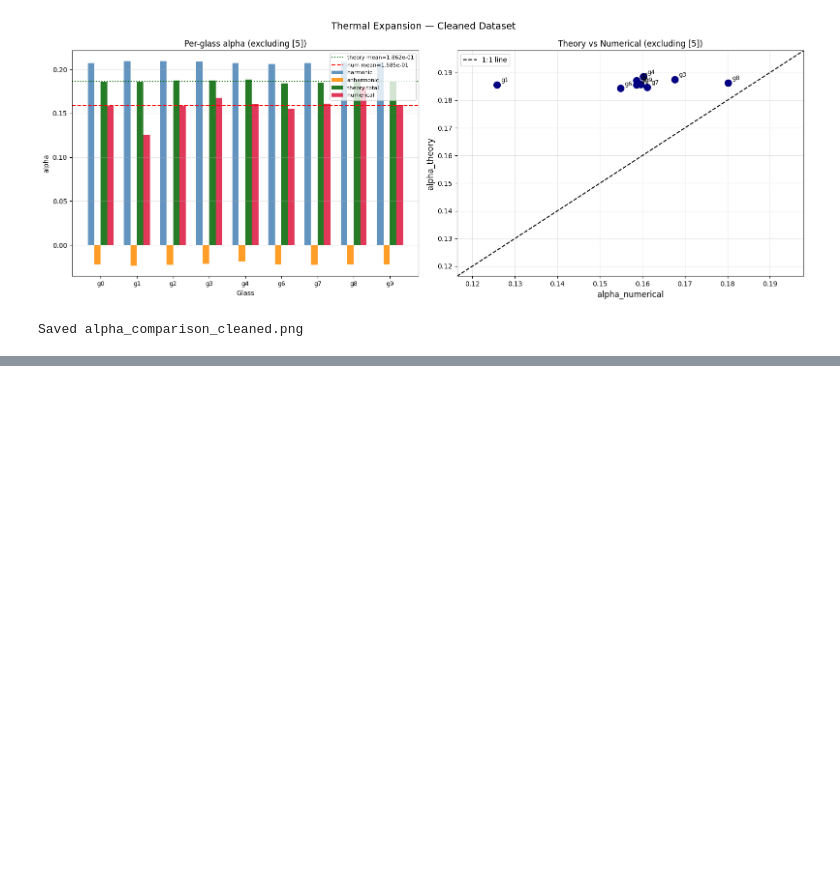
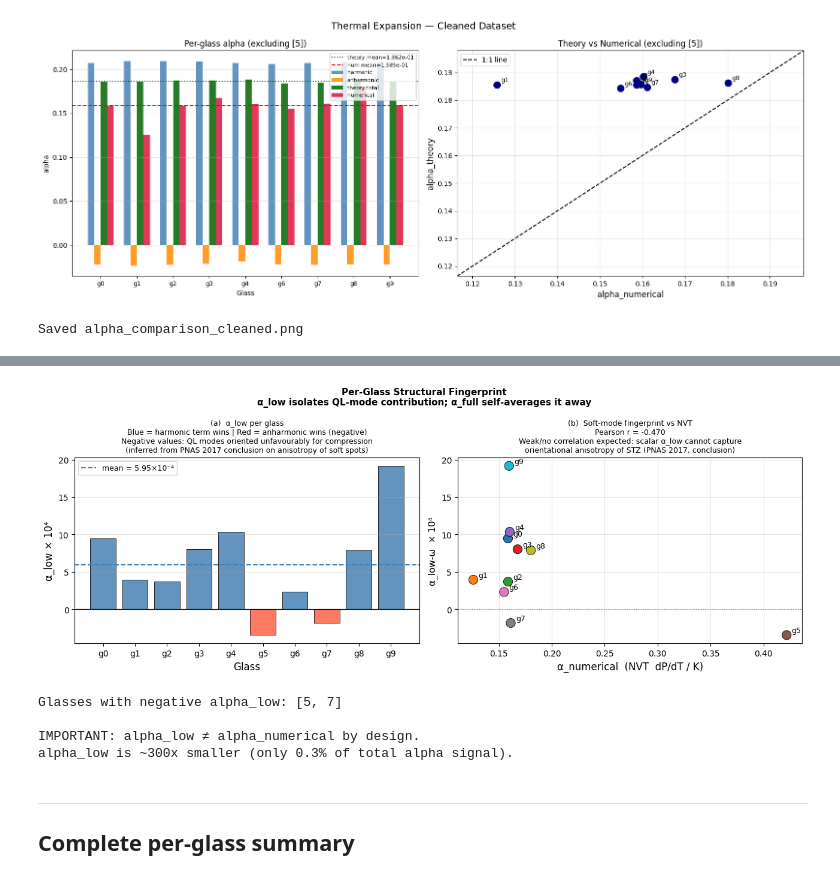
Before and after one commit to sangam28si24/glass_simulations_thermal_expansivity, a Jupyter notebook: LJ_glass/thermal_expansion_lj.ipynb, the cells around one changed output, grey strips where cells are left out. Drawn from its saved outputs; the diff is of its cells as text; code cells hidden in the pictures; blank space fills up the shorter version.

```diff
--- a/LJ_glass/thermal_expansion_lj.ipynb
+++ b/LJ_glass/thermal_expansion_lj.ipynb
@@ -815,0 +1305,70 @@ glass_9    +1.595863e-01      +1.857108e-01      0.8593
+# %%
+al_v  = np.array([low_results[g]['alpha_low']    for g in GLASSES])
+at_v  = np.array([theory_data[g]['total']        for g in GLASSES])
+an_v  = np.array([alpha_numerical.get(g, np.nan) for g in GLASSES])
+
+fig, axes = plt.subplots(1, 2, figsize=(13, 5))
+
+# Left: bar chart of alpha_low per glass
+ax = axes[0]
+bar_c = ['tomato' if v < 0 else 'steelblue' for v in al_v]
+ax.bar(GLASSES, al_v*1e4, color=bar_c, alpha=0.85, edgecolor='black', lw=0.7)
+ax.axhline(0, color='black', lw=0.9)
+ax.axhline((al_v*1e4).mean(), color='steelblue', ls='--', lw=1.5,
+           label=f'mean = {(al_v*1e4).mean():.2f}×10⁻⁴')
+ax.set_xticks(GLASSES)
+ax.set_xticklabels([f'g{g}' for g in GLASSES], fontsize=10)
+ax.set_xlabel('Glass', fontsize=12)
+ax.set_ylabel('α_low × 10⁴', fontsize=12)
+ax.set_title(
+    '(a)  α_low per glass\n'
+    'Blue = harmonic term wins | Red = anharmonic wins (negative)\n'
+    'Negative values: QL modes oriented unfavourably for compression\n'
+    f'(inferred from PNAS 2017 conclusion on anisotropy of soft spots)',
+    fontsize=9)
+ax.legend(fontsize=9); ax.grid(axis='y', alpha=0.3)
+
+# Right: scatter alpha_low vs alpha_numerical
+ax2 = axes[1]
+valid = ~np.isnan(an_v)
+ax2.scatter(an_v[valid], al_v[valid]*1e4,
+            c=[colors[i] for i,v in enumerate(valid) if v],
+            s=120, zorder=3, edgecolors='black', lw=0.6)
+for i, g in enumerate(GLASSES):
+    if valid[i]:
+        ax2.annotate(f'g{g}', (an_v[i], al_v[i]*1e4),
+                     textcoords='offset points', xytext=(6,3), fontsize=9)
+r_corr = np.corrcoef(an_v[valid], al_v[valid])[0,1]
+ax2.axhline(0, color='gray', lw=0.8, ls=':')
+ax2.set_xlabel('α_numerical  (NVT  dP/dT / K)', fontsize=12)
+ax2.set_ylabel('α_low-ω  × 10⁴', fontsize=11)
+ax2.set_title(
+    f'(b)  Soft-mode fingerprint vs NVT\n'
+    f'Pearson r = {r_corr:.3f}\n'
+    'Weak/no correlation expected: scalar α_low cannot capture\n'
+    'orientational anisotropy of STZ (PNAS 2017, conclusion)',
+    fontsize=9)
+ax2.grid(alpha=0.3)
+
+fig.suptitle(
+    'Per-Glass Structural Fingerprint\n'
+    'α_low isolates QL-mode contribution; α_full self-averages it away',
+    fontsize=11, fontweight='bold')
+fig.tight_layout()
+plt.savefig(Path(DATA_DIR)/'fig4_alpha_low_perGlass.png', dpi=150, bbox_inches='tight')
+plt.show()
+
+print(f'Glasses with negative alpha_low: '
+      f"{[g for g in GLASSES if low_results[g]['alpha_low'] < 0]}")
+print()
+print('IMPORTANT: alpha_low ≠ alpha_numerical by design.')
+print('alpha_low is ~300x smaller (only 0.3% of total alpha signal).')
+# %% [output]
+[figure, added]
+Glasses with negative alpha_low: [5, 7]
+
+IMPORTANT: alpha_low ≠ alpha_numerical by design.
+alpha_low is ~300x smaller (only 0.3% of total alpha signal).
+# %% [markdown]
+---
+## Complete per-glass summary
```
Also changed, not shown: parts of 38 cells of this notebook, 9 other files.
